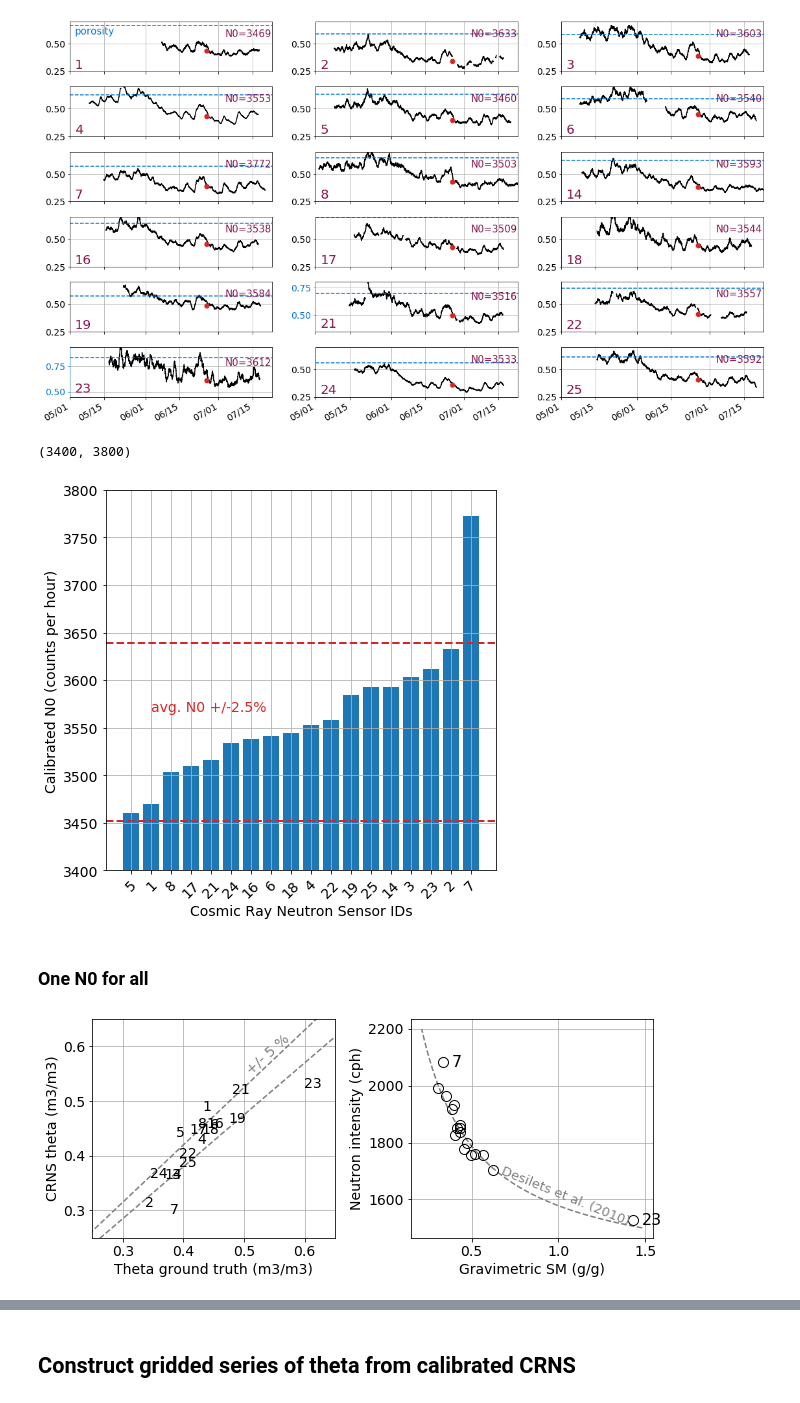
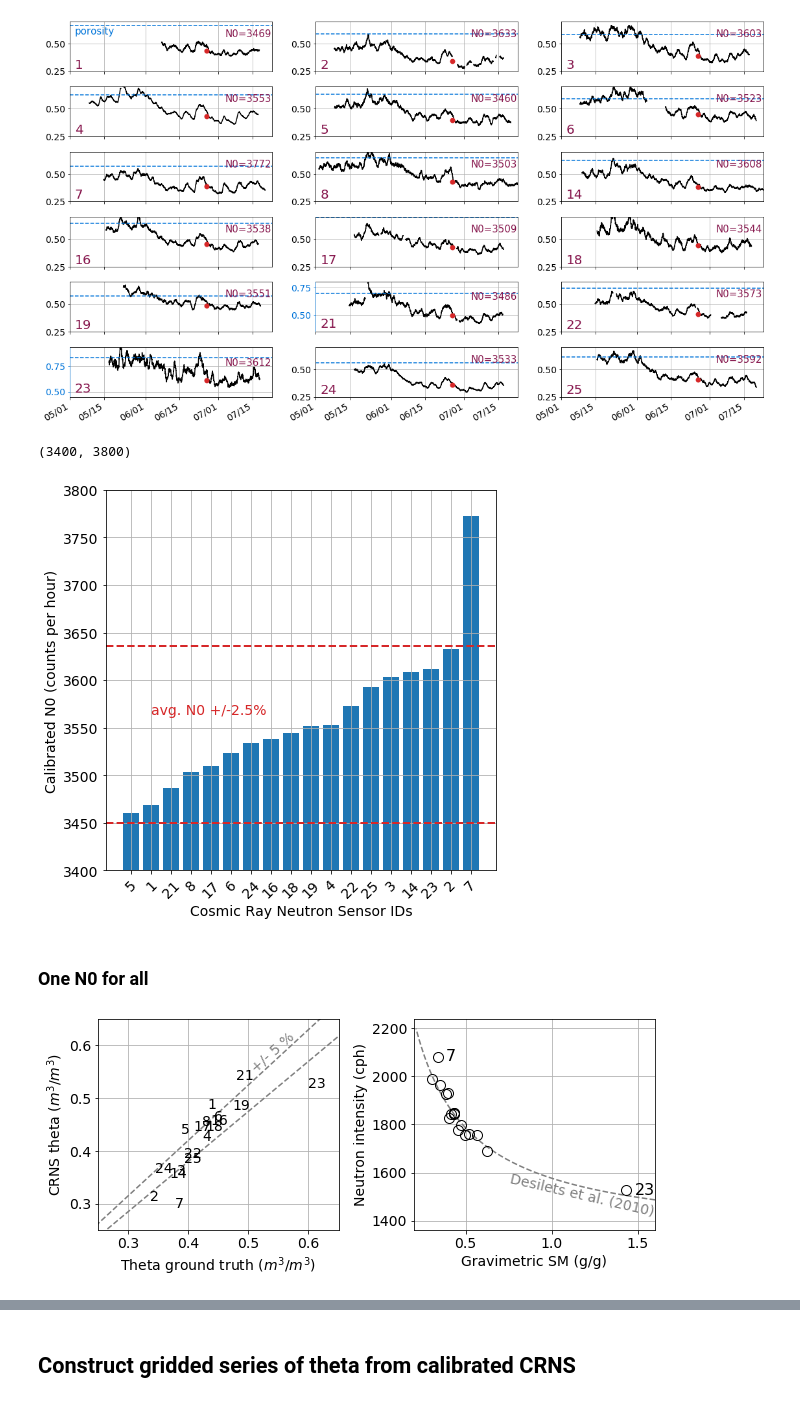
Before and after one commit to heistermann/cosmicsense, a Jupyter notebook: docs/source/notebooks/jfc1_process.ipynb, the cells around one changed output, grey strips where cells are left out. Saved outputs shown, nothing was run; the diff lists cells and outputs as text; code cells hidden in the pictures.

```diff
--- a/docs/source/notebooks/jfc1_process.ipynb
+++ b/docs/source/notebooks/jfc1_process.ipynb
@@ -1031,6 +1032,7 @@ fig, ax = plt.subplots(nrows=4, ncols=6, figsize=(6,5), sharex=True, sharey=True
 ax = ax.ravel()
 plotdepths = np.arange(0,30,0.1)
 for i, locid in enumerate(locs.index[locs.type=="cyl"]):
+    plt.sca(ax[i])
     ax[i].plot(thetaprofs[locid][:,-1], -thetaprofs[locid][:,0], lw=0, marker="o", mfc="None", color="black", label="avg prf")
     #ax[i].plot(np.nanmean(cyltheta[id], axis=1), -obsdepths, lw=1, color="red", label="observed")
     ax[i].plot(proffun2(plotdepths, *locs.loc[locid, ["theta0", "theta30"]].tolist()), -plotdepths, color="black", label="fitted")
@@ -1042,8 +1044,10 @@ for i, locid in enumerate(locs.index[locs.type=="cyl"]):
         ax[i].set_ylabel("cm")
     if i==0:
         ax[i].legend(loc="lower right", fontsize=6)
+    plt.xticks(rotation=50)
 title = fig.suptitle("Theta (m3/m3) profiles, from cylinders", y=0.95, fontsize=14)
-fig.autofmt_xdate()
+ax[-1].tick_params(labelbottom=False)
+#fig.autofmt_xdate()
 
 plt.savefig("cyl_theta.png", dpi=150, bbox_inches="tight")
 # %% [output]
@@ -1054,6 +1058,7 @@ fig, ax = plt.subplots(nrows=4, ncols=6, figsize=(6,5), sharex=True, sharey=True
 ax = ax.ravel()
 plotdepths = np.arange(0,30,0.1)
 for i, locid in enumerate(locs.index[locs.type=="cyl"]):
+    plt.sca(ax[i])
     ax[i].plot(bdprofs[locid][:,-1], -bdprofs[locid][:,0], lw=0, marker="o", mfc="None", color="black", label="avg prf.")
     #ax[i].plot(bd[id].mean(axis=1), -obsdepths, lw=1, color="red", label="observed")
     ax[i].plot(proffun2(plotdepths, *locs.loc[locid, ["bd0", "bd30"]].tolist()), -plotdepths, color="black", label="fitted")
@@ -1065,9 +1070,11 @@ for i, locid in enumerate(locs.index[locs.type=="cyl"]):
         ax[i].set_ylabel("cm")
     if i==0:
         ax[i].legend(loc="lower right", fontsize=6)
-title = fig.suptitle("Bulk density profiles, from cylinders", y=0.95, fontsize=14)
-fig.autofmt_xdate()
+    plt.xticks(rotation=50)
+title = fig.suptitle("Bulk density (g/$cm³$) profiles, from cylinders", y=0.95, fontsize=14)
+#fig.autofmt_xdate(rotation=50, bottom=0.1)
 plt.xlim(0.05, 1.95)
+ax[-1].tick_params(labelbottom=False)
 
 plt.savefig("cyl_bd.png", dpi=150, bbox_inches="tight")
 # %% [output]
@@ -1308,17 +1315,17 @@ Let' work with that.
 attrs["forestfrac"] = 0.
 attrs.loc[14, "forestfrac"] = 1
 attrs.loc[22, "forestfrac"] = 1
-attrs.loc[1, "forestfrac"] = 0.5
+attrs.loc[1, "forestfrac"] = 0.55
 attrs.loc[19, "forestfrac"] = 0.7
 attrs.loc[6, "forestfrac"] = 0.1
 attrs.loc[21, "forestfrac"] = 0.2
 # Biomass per m2, on top of grassland biomass
-attrs["biomass"] = 30.
+attrs["biomass"] = 24.
 biomasseffect = 0.9 # % per kg/ m2
 # Apply correction
 crns20c_vegc = crns20c.copy()
 for id in attrs.index[attrs.hasdata]:
-    crns20c_vegc[id] = crns20c_vegc[id] * (1 + attrs.loc[id, "biomass"] * attrs.loc[id, "forestfrac"] * 0.9 / 100.)
+    crns20c_vegc[id] = crns20c_vegc[id] / (1 - attrs.loc[id, "biomass"] * attrs.loc[id, "forestfrac"] * 0.9 / 100.)
 # %%
 h24 = crns20c_vegc.rolling("24H", min_periods=int(3*24*0.8)).mean()
 h48 = crns20c_vegc.rolling("48H", min_periods=int(3*48*0.8)).mean()
@@ -1428,7 +1435,7 @@ plt.ylim(3400,3800)
 #_ = ax.legend(handles=legend_elements)
 # %% [output]
 (3400, 3800)
-[figure, old version]
+[figure, new version]
 # %% [markdown]
 ### One N0 for all
 # %%
@@ -1472,39 +1479,40 @@ for i, id in enumerate(attrs.index[attrs.hasdata]):
     tmp2 = np.nanmean(crns20c_vegc.loc['2019-06-26 10:00:00':'2019-06-26 18:00:00', id])
     tmptheta = cs.core.n_to_theta_desilets(np.array([tmp1,tmp2]), n0=attrs.n0[~(attrs.id==7)].mean(),
                                            rhob=attrs.loc[id, "rhob"]*1000)
     #plt.plot([truth[id],truth[id]], [tmptheta[0], tmptheta[1]], color="black")
     plt.text(truth[id], est2[i], str(id), horizontalalignment='center', verticalalignment='center')
 plt.grid()
 plt.xlim(0.25, 0.65)
 plt.ylim(0.25, 0.65)
-plt.xlabel("Theta ground truth (m3/m3)")
-plt.ylabel("CRNS theta (m3/m3)")
+plt.xlabel("Theta ground truth ($m^3/m^3$)")
+plt.ylabel("CRNS theta ($m^3/m^3$)")
 plt.text(0.5, 0.55, "+/- 5 %", rotation=42, color="grey", fontsize=14)
 
 plt.sca(ax[1])
 #ax[2].set_aspect("equal")
-narr = np.arange(1500,2200)
+narr = np.arange(1400,2200)
 plt.plot(cs.core.n_to_theta_desilets(narr, n0=avgn0, rhob=1000.), narr, color="grey", ls="dashed")
 for i, id in enumerate(attrs.index[attrs.hasdata]):
     tmp1 = np.nanmean(crns20c_vegc.loc['2019-06-25 10:00:00':'2019-06-25 18:00:00', id])
     tmp2 = np.nanmean(crns20c_vegc.loc['2019-06-26 10:00:00':'2019-06-26 18:00:00', id])
     tmptheta = cs.core.n_to_theta_desilets(np.mean([tmp1, tmp2]), n0=avgn0, rhob=1000.)
     #plt.plot([truth[id],truth[id]], [tmptheta[0], tmptheta[1]], color="black")
     plt.plot(truth[id]/attrs.loc[id, "rhob"], np.mean([tmp1, tmp2]), ms=10, marker="o", mfc="None", mec="black")
-    if id in [7,23]:
+    if id in [7, 23]:
         plt.text(truth[id]/attrs.loc[id, "rhob"]+0.05, np.mean([tmp1, tmp2]), str(id),
                  horizontalalignment='left', verticalalignment='center', fontsize=16)
 plt.xlabel("Gravimetric SM (g/g)")
 plt.ylabel("Neutron intensity (cph)")
 plt.grid()
-plt.text(0.66, 1510, "Desilets et al. (2010)", rotation=-22, color="grey", fontsize=13)
+plt.text(0.75, 1420, "Desilets et al. (2010)", rotation=-13, color="grey", fontsize=14)
+plt.xlim(0.2, 1.6)
 
 
 plt.tight_layout()
 
 plt.savefig("n0_calibration.png", dpi=300, bbox_inches="tight")
 # %% [output]
-[figure, old version]
+[figure, new version]
 # %%
 plt.rc('font', **{'size'   : 14})
 ids = np.array(attrs[attrs.hasdata].id)
```
Also changed, not shown: parts of 21 cells of this notebook, 9 other files.
